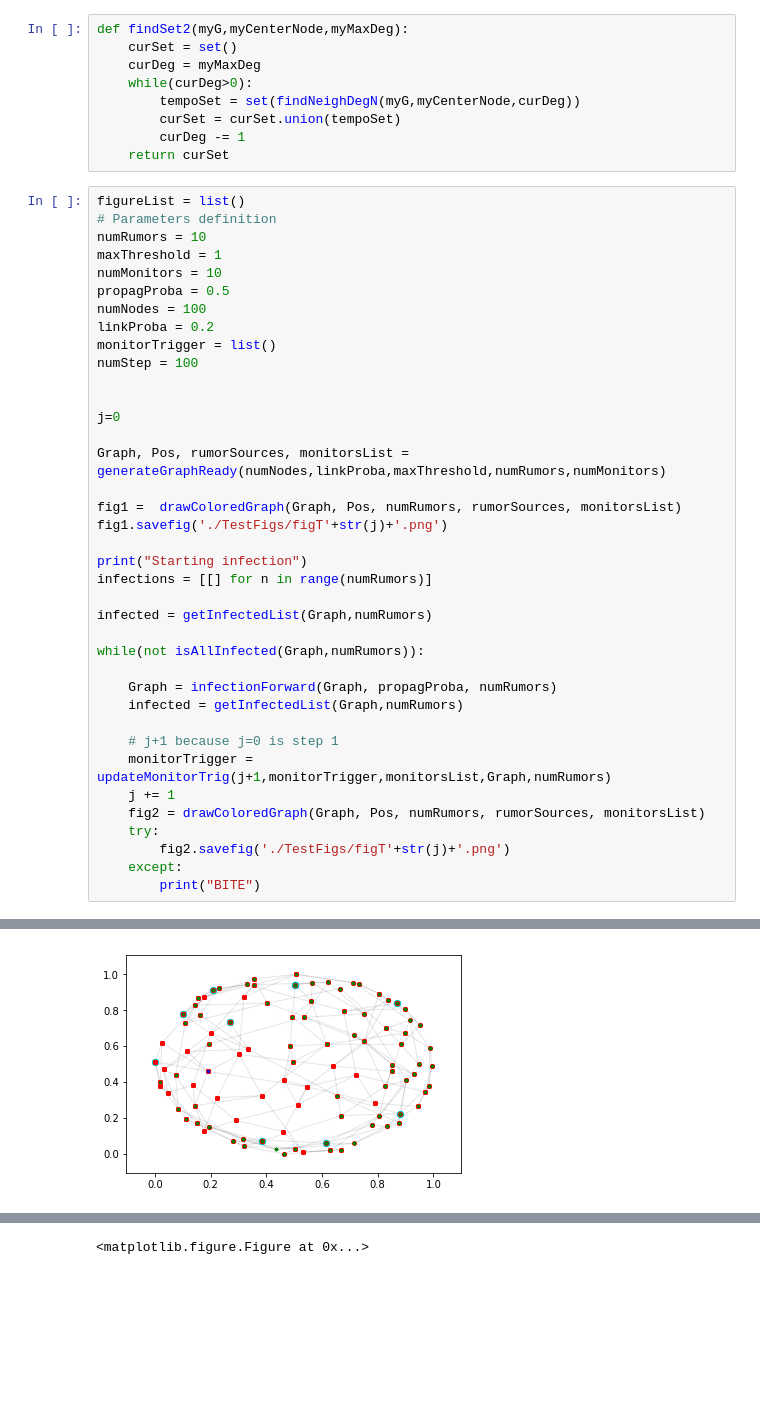
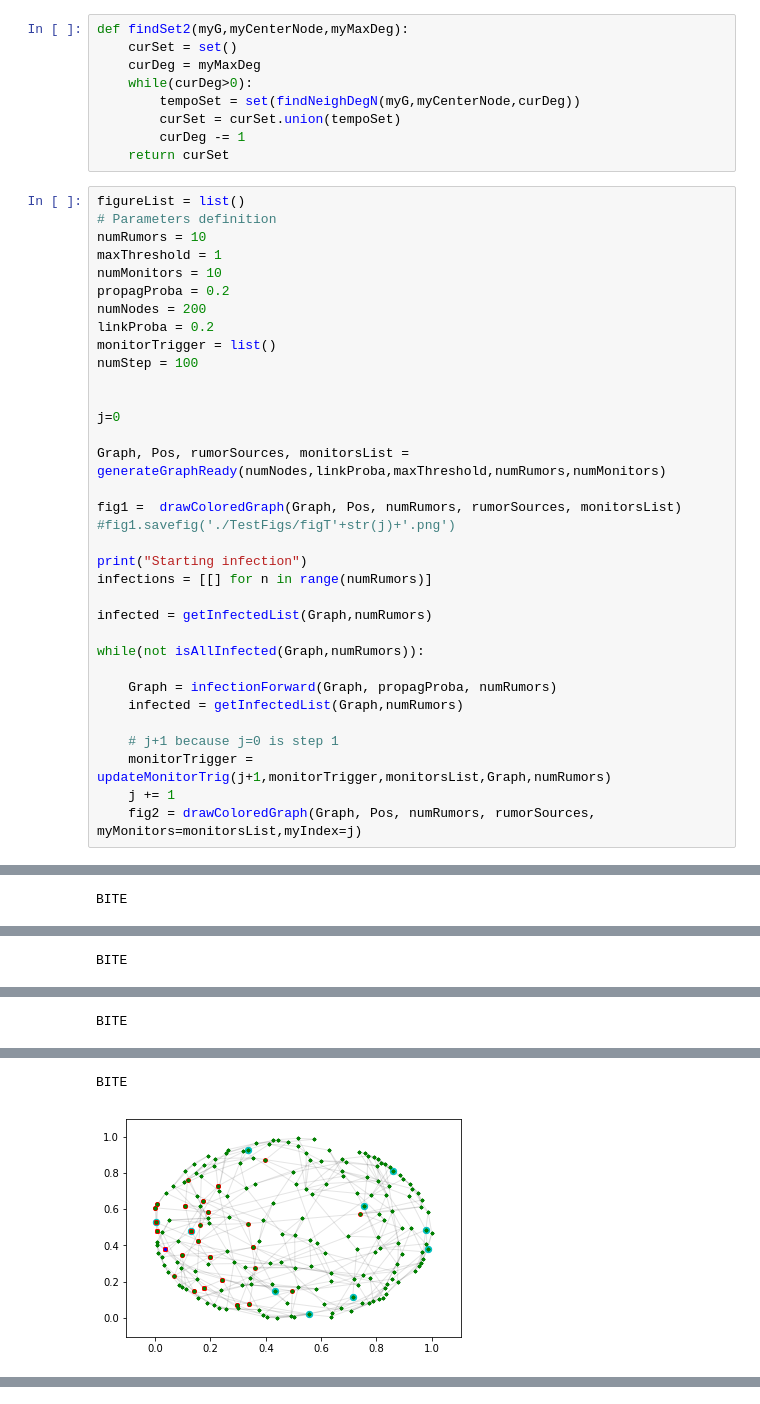
Before and after one commit to N0ciple/MSc-Project, a Jupyter notebook: Test-other.ipynb, the cells around one changed output, grey strips where cells are left out. Drawn from its saved outputs; the diff is of its cells as text; blank space fills up the shorter version.

```diff
--- a/Test-other.ipynb
+++ b/Test-other.ipynb
@@ -18,8 +16,8 @@ figureList = list()
 numRumors = 10
 maxThreshold = 1
 numMonitors = 10
-propagProba = 0.5
-numNodes = 100
+propagProba = 0.2
+numNodes = 200
 linkProba = 0.2
 monitorTrigger = list()
 numStep = 100
@@ -30,7 +28,7 @@ j=0
 Graph, Pos, rumorSources, monitorsList = generateGraphReady(numNodes,linkProba,maxThreshold,numRumors,numMonitors)
 
 fig1 =  drawColoredGraph(Graph, Pos, numRumors, rumorSources, monitorsList)
-fig1.savefig('./TestFigs/figT'+str(j)+'.png')
+#fig1.savefig('./TestFigs/figT'+str(j)+'.png')
 
 print("Starting infection")
 infections = [[] for n in range(numRumors)]
@@ -45,11 +43,7 @@ while(not isAllInfected(Graph,numRumors)):
     # j+1 because j=0 is step 1
     monitorTrigger = updateMonitorTrig(j+1,monitorTrigger,monitorsList,Graph,numRumors)
     j += 1
-    fig2 = drawColoredGraph(Graph, Pos, numRumors, rumorSources, monitorsList)
-    try:
-        fig2.savefig('./TestFigs/figT'+str(j)+'.png')
-    except:
-        print("BITE")
+    fig2 = drawColoredGraph(Graph, Pos, numRumors, rumorSources, myMonitors=monitorsList,myIndex=j)
 # %% [output]
 Generating mGraph
 ----- DONE
@@ -68,0 +63 @@ Starting infection
+BITE
@@ -69,0 +65 @@ Starting infection
+BITE
@@ -70,0 +67 @@ Starting infection
+BITE
@@ -72 +69,2 @@ Starting infection
+BITE
-[figure, old version]
+[figure, new version]
@@ -79 +70,0 @@ Starting infection
-<matplotlib.figure.Figure at 0x...>
```
Also changed, not shown: parts of 5 cells of this notebook, 20 other files.
